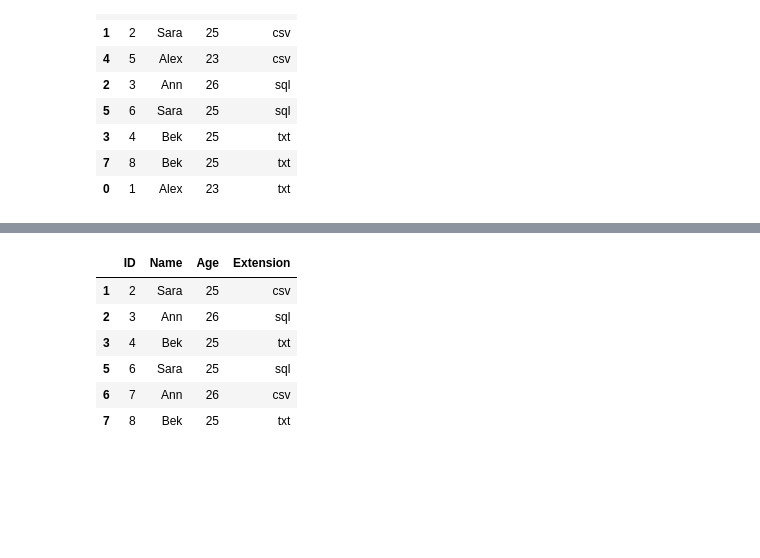
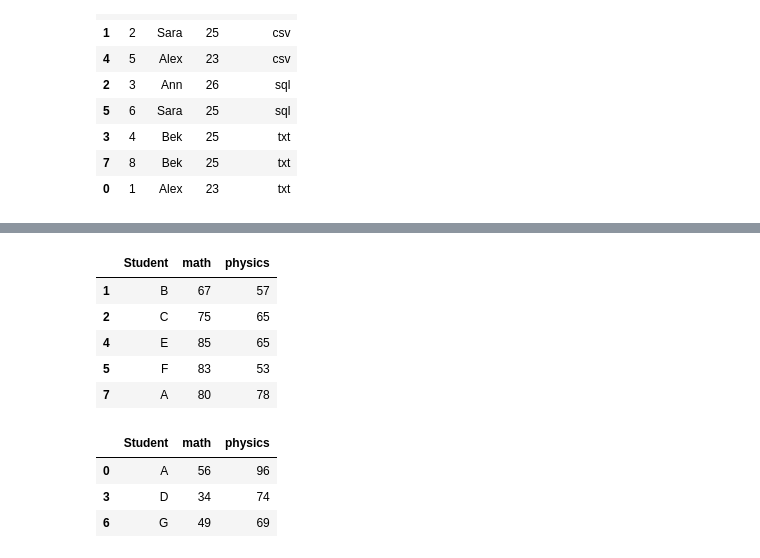
Before and after one commit to InobatMi/python_f14, a Jupyter notebook: lesson-19/main.ipynb, the cells around one changed output, grey strips where cells are left out. Drawn from its saved outputs; the diff is of its cells as text; code cells hidden in the pictures; blank space fills up the shorter version.

```diff
--- a/lesson-19/main.ipynb
+++ b/lesson-19/main.ipynb
@@ -31,3 +35,12 @@ df.sort_values(['Extension', 'Age'],ascending=[True,False])
 | 3 | 4 | Bek | 25 | txt |
 | 7 | 8 | Bek | 25 | txt |
 | 0 | 1 | Alex | 23 | txt |
+# %%
+d = {
+    'Student': ['A', 'B', 'C', 'D', 'E', 'F', 'G', 'A'],
+    'math' : [56, 67,75,34,85,83,49,80],
+    'physics': [96, 57,65,74,65,53,69,78]
+}
+
+df = pd.DataFrame(d)
+df
@@ -33,0 +85,2 @@ df.sort_values(['Extension', 'Age'],ascending=[True,False])
+# %%
+df.set_index('Student')
@@ -33,0 +110,3 @@ df.sort_values(['Extension', 'Age'],ascending=[True,False])
+# %%
+df.set_index('Student',inplace=True)
+df
@@ -44,12 +256,22 @@ print(ser.median())
 # %%
-filt = df['Age'] > df['Age'].mean()
+filt = df['math'] > df['math'].mean()
 
 df[filt]
 # %% [output]
-|  | ID | Name | Age | Extension |
-| 1 | 2 | Sara | 25 | csv |
-| 2 | 3 | Ann | 26 | sql |
-| 3 | 4 | Bek | 25 | txt |
-| 5 | 6 | Sara | 25 | sql |
-| 6 | 7 | Ann | 26 | csv |
-| 7 | 8 | Bek | 25 | txt |
+|  | Student | math | physics |
+| 1 | B | 67 | 57 |
+| 2 | C | 75 | 65 |
+| 4 | E | 85 | 65 |
+| 5 | F | 83 | 53 |
+| 7 | A | 80 | 78 |
+# %%
+filt = df['math'] > df['math'].mean()
+
+# not - ~
+
+df[~filt]
+# %% [output]
+|  | Student | math | physics |
+| 0 | A | 56 | 96 |
+| 3 | D | 34 | 74 |
+| 6 | G | 49 | 69 |
```
Also changed, not shown: parts of 23 cells of this notebook, 4 other files.
